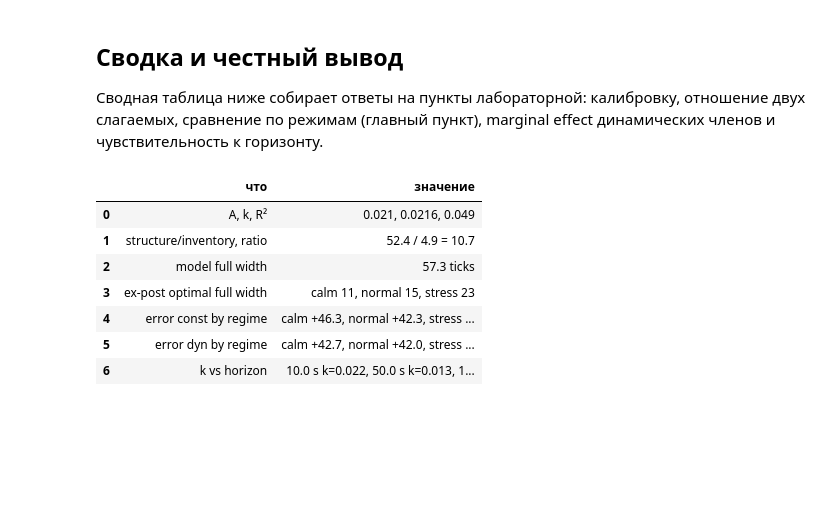
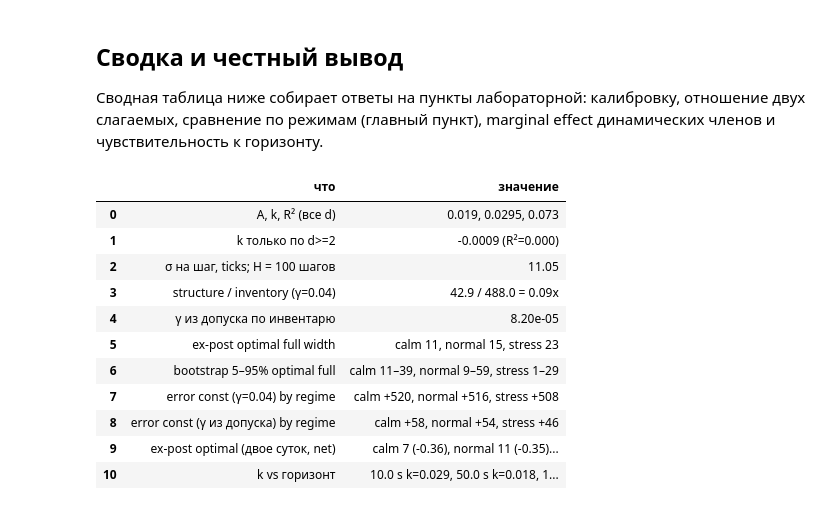
Before and after one commit to KotovBoris/hft-bootcamp, a Jupyter notebook: hw15.ipynb, the cells around one changed output. Cells and saved outputs as stored; diff of their text form; code cells hidden in the pictures; blank space fills up the shorter version.

```diff
--- a/hw15.ipynb
+++ b/hw15.ipynb
@@ -282,16 +473,17 @@ $k$ — не свойство рынка, а функция выбранного
 # %%
-sweep=[]
+sweep = []
 for life in [100, 500, 1000]:
     f = build_fill_log(lifetime=life, step=100)
-    c = f.groupby('d').filled.mean().reset_index()
-    c = c[c.filled > 0]
+    c = f.groupby('d').p.mean().reset_index()
+    c = c[c.p > 0]
     if len(c) >= 3:
-        sl,ic,r2s,pv,se2 = st.linregress(c.d, np.log(c.filled))
-        kk=-sl; st_half=(2/GAMMA)*np.log(1+GAMMA/kk) if kk>0 else np.nan
+        sl, ic, rr_, pv, se_ = st.linregress(c.d, np.log(c.p))
+        kk = -sl; st_half = (2/GAMMA)*np.log(1 + GAMMA/kk) if kk > 0 else np.nan
+        r2s = rr_**2
     else:
         kk, r2s, st_half = np.nan, np.nan, np.nan
-    sweep.append({'lifetime_s': life/10, 'k': round(kk,4), 'R2': round(r2s**2,3),
-                  'struct_half': round(st_half,2) if np.isfinite(st_half) else np.nan,
-                  'width': round(st_half+GAMMA*sig_all**2*T,2) if np.isfinite(st_half) else np.nan})
+    sweep.append({'lifetime_s': life/10, 'k': round(kk, 4), 'R2': round(r2s, 3),
+                  'struct': round(st_half, 2) if np.isfinite(st_half) else np.nan,
+                  'width (γ=0.04, H=lifetime)': round(st_half + GAMMA*sig_all**2*life, 2) if np.isfinite(st_half) else np.nan})
 display(pd.DataFrame(sweep))
 # %% [output]
@@ -324,24 +607,32 @@ print('окон с трейдами:',len(audit),'| нарушений окна:
 Сводная таблица ниже собирает ответы на пункты лабораторной: калибровку, отношение двух слагаемых, сравнение по режимам (главный пункт), marginal effect динамических членов и чувствительность к горизонту.
 # %%
 summary = pd.DataFrame([
-    {'что':'A, k, R²', 'значение':'%.3f, %.4f, %.3f' % (A_hat,k_hat,r2**2)},
-    {'что':'structure/inventory, ratio', 'значение':'%.1f / %.1f = %.1f' % (struct_half,inv_half,ratio)},
-    {'что':'model full width', 'значение':'%.1f ticks' % width_model},
-    {'что':'ex-post optimal full width', 'значение':', '.join('%s %.0f' % (names[r], opt.loc[opt.reg==r,'opt_full'].iloc[0]) for r in range(3))},
-    {'что':'error const by regime', 'значение':', '.join('%s %+.1f' % (names[r], cmp.loc[cmp.regime==names[r],'error const'].iloc[0]) for r in range(3))},
-    {'что':'error dyn by regime', 'значение':', '.join('%s %+.1f' % (names[r], cmp.loc[cmp.regime==names[r],'error dyn'].iloc[0]) for r in range(3))},
-    {'что':'k vs horizon', 'значение':', '.join('%s s k=%.3f' % (x['lifetime_s'],x['k']) for x in sweep)},
+    {'что': 'A, k, R² (все d)', 'значение': '%.3f, %.4f, %.3f' % (A_hat, k_hat, r2)},
+    {'что': 'k только по d>=2', 'значение': '%.4f (R²=%.3f)' % (-sl2, rv2**2)},
+    {'что': 'σ на шаг, ticks; H = 100 шагов', 'значение': '%.2f' % sig_all},
+    {'что': 'structure / inventory (γ=0.04)', 'значение': '%.1f / %.1f = %.2fx' % (struct_half, inv_half, ratio)},
+    {'что': 'γ из допуска по инвентарю', 'значение': '%.2e' % GAMMA_TOL},
+    {'что': 'ex-post optimal full width', 'значение': ', '.join('%s %.0f' % (names[r], opt.loc[opt.reg == r, 'opt_full'].iloc[0]) for r in range(3))},
+    {'что': 'bootstrap 5–95% optimal full', 'значение': ', '.join('%s %s' % (names[r], cmp.loc[cmp.regime == names[r], 'optimal full 5–95%'].iloc[0]) for r in range(3))},
+    {'что': 'error const (γ=0.04) by regime', 'значение': ', '.join('%s %+.0f' % (names[r], cmp.loc[cmp.regime == names[r], 'error const γ=0.04'].iloc[0]) for r in range(3))},
+    {'что': 'error const (γ из допуска) by regime', 'значение': ', '.join('%s %+.0f' % (names[r], cmp.loc[cmp.regime == names[r], 'error const γ_tol'].iloc[0]) for r in range(3))},
+    {'что': 'ex-post optimal (двое суток, net)', 'значение': ', '.join('%s %s' % (names[r], ROB['двое суток 01–03.07']['%s: optimal full (net)' % names[r]].split(',')[0]) for r in range(3))},
+    {'что': 'k vs горизонт', 'значение': ', '.join('%s s k=%.3f' % (x['lifetime_s'], x['k']) for x in sweep)},
 ])
 display(summary)
 # %% [output]
 |  | что | значение |
-| 0 | A, k, R² | 0.021, 0.0216, 0.049 |
-| 1 | structure/inventory, ratio | 52.4 / 4.9 = 10.7 |
-| 2 | model full width | 57.3 ticks |
-| 3 | ex-post optimal full width | calm 11, normal 15, stress 23 |
-| 4 | error const by regime | calm +46.3, normal +42.3, stress ... |
-| 5 | error dyn by regime | calm +42.7, normal +42.0, stress ... |
-| 6 | k vs horizon | 10.0 s k=0.022, 50.0 s k=0.013, 1... |
+| 0 | A, k, R² (все d) | 0.019, 0.0295, 0.073 |
+| 1 | k только по d>=2 | -0.0009 (R²=0.000) |
+| 2 | σ на шаг, ticks; H = 100 шагов | 11.05 |
+| 3 | structure / inventory (γ=0.04) | 42.9 / 488.0 = 0.09x |
+| 4 | γ из допуска по инвентарю | 8.20e-05 |
+| 5 | ex-post optimal full width | calm 11, normal 15, stress 23 |
+| 6 | bootstrap 5–95% optimal full | calm 11–39, normal 9–59, stress 1–29 |
+| 7 | error const (γ=0.04) by regime | calm +520, normal +516, stress +508 |
+| 8 | error const (γ из допуска) by regime | calm +58, normal +54, stress +46 |
+| 9 | ex-post optimal (двое суток, net) | calm 7 (-0.36), normal 11 (-0.35)... |
+| 10 | k vs горизонт | 10.0 s k=0.029, 50.0 s k=0.018, 1... |
 # %% [markdown]
 ## Вывод
 
```
Also changed, not shown: parts of 24 cells of this notebook.
